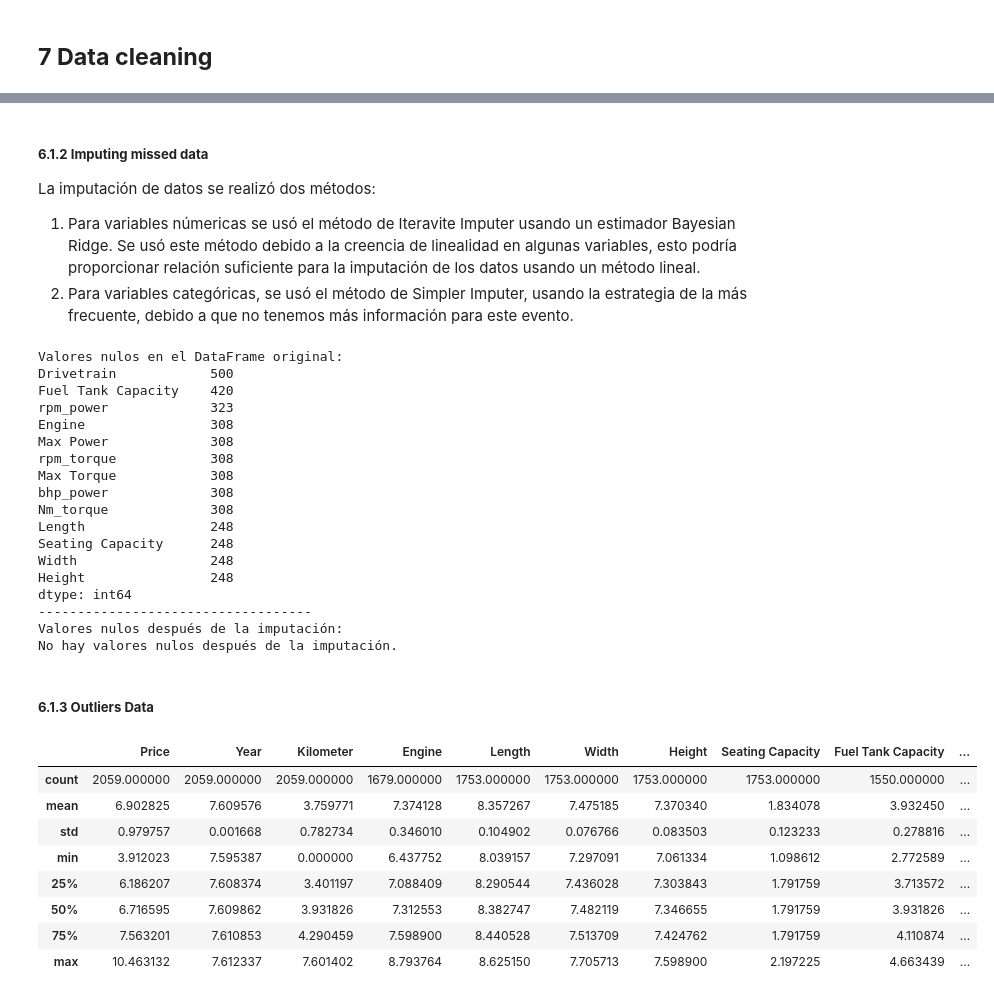
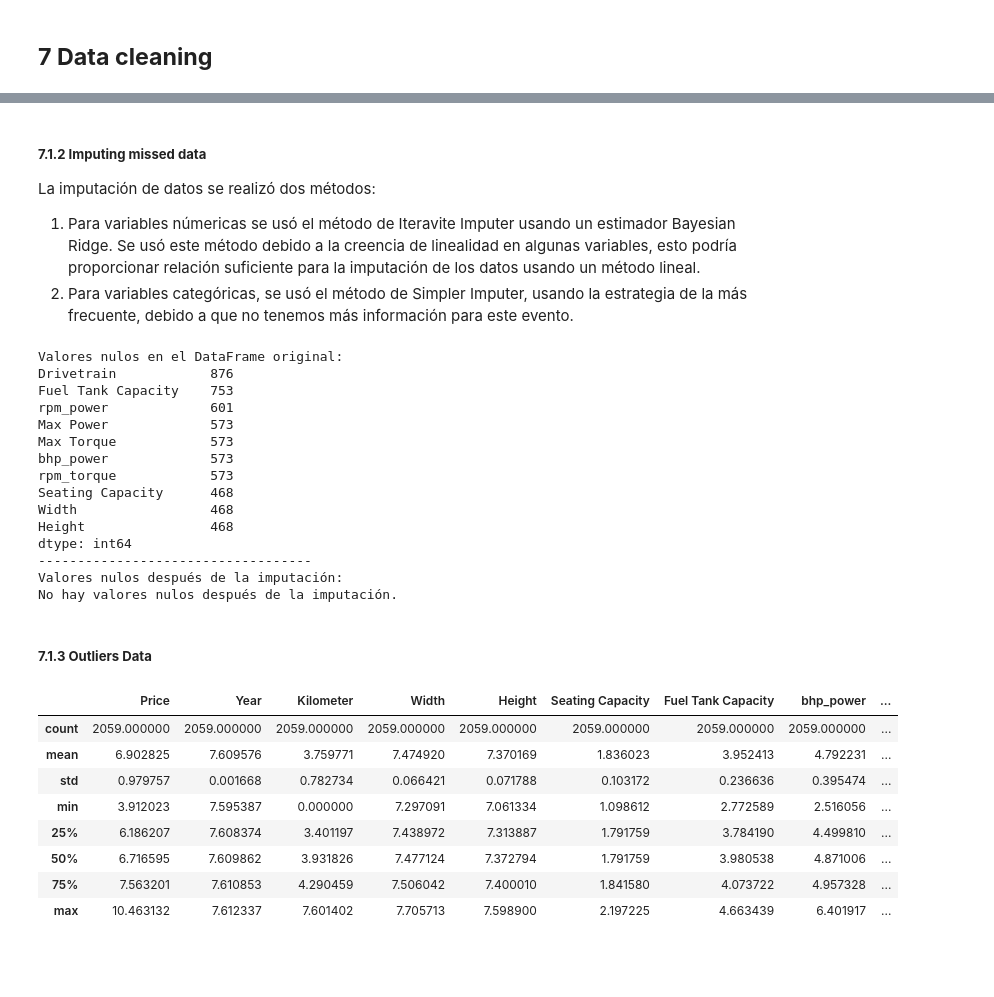
Before and after one commit to Emmaquantum/Data-Science-project-Vehicles, a Jupyter notebook: Main.ipynb, the cells around one changed output, grey strips where cells are left out. Cells and saved outputs as stored; diff of their text form; code cells hidden in the pictures; blank space fills up the shorter version.

```diff
--- a/Main.ipynb
+++ b/Main.ipynb
@@ -1009,0 +904,29 @@ Podemos concluir con confianza que existe una **relación lineal real** entre el
+# %%
+#   Eliminar variables para evitar confusión en el modelo.
+
+#1. bhp_power y engine (alta correlación 0.88), ¿Cuál eliminar? Pues la que tiene menos correlación con Price, que es Engine (0.64 Engine vs 0.77 bhp_power)
+try:
+    data_.drop(columns=["Engine"], inplace=True)
+except KeyError:
+    print("La columna 'Engine' no existe en el DataFrame.")
+
+#2. Fuel Tnak y Lenght (alta correlación 0.82), ¿Cuál eliminar? Pues la que tiene menos correlación con Price, que es Lenght (0.59 Fuel Tank vs 0.58 Lenght)
+try:
+    data_.drop(columns=["Length"], inplace=True)
+except KeyError:
+    print("La columna 'Length' no existe en el DataFrame.")
+
+#3. Nm_toque y bhp_power (alta correlación 0.88), ¿Cuál eliminar? Pues la que tiene menos correlación con Price, que es Nm_toque (0.77 bhp_power vs 0.68 Nm_toque)
+try:
+    data_.drop(columns=["Nm_torque"], inplace=True)
+except KeyError:
+    print("La columna 'Length' no existe en el DataFrame.")
+
+#New heatmap without the dropped variables
+columnas_numericas = data_.select_dtypes(include=['int', 'float']).columns
+plt.figure(figsize=(12,8))
+corr_ = data_[columnas_numericas].corr(method='pearson')
+triangular_df = pd.DataFrame(np.triu(corr_).T, index=corr_.index, columns=corr_.columns)
+sns.heatmap(triangular_df, annot=True, cmap="coolwarm")
+plt.xticks(rotation=45)
+plt.show()
@@ -1033,6 +955,6 @@ Height                248
 dtype: int64
 # %% [markdown]
-##### **6.1.2 Imputing missed data**
+##### **7.1.2 Imputing missed data**
 
 La imputación de datos se realizó dos métodos:
 
@@ -1040,7 +962,6 @@ La imputación de datos se realizó dos métodos:
 2. Para variables categóricas, se usó el método de Simpler Imputer, usando la estrategia de la más frecuente, debido a que no tenemos más información para este evento.
 # %%
 #Imputando missing values with Iterative Imputer using Bayessian regression for numerical columns and mode for categorical columns
-from sklearn.experimental import enable_iterative_imputer
 from sklearn.impute import IterativeImputer, SimpleImputer
 from sklearn.linear_model import BayesianRidge
 
@@ -1089,39 +1010,36 @@ else:
     print(missing_data_after)
 # %% [output]
 Valores nulos en el DataFrame original:
-Drivetrain            500
-Fuel Tank Capacity    420
-rpm_power             323
-Engine                308
-Max Power             308
-rpm_torque            308
-Max Torque            308
-bhp_power             308
-Nm_torque             308
-Length                248
-Seating Capacity      248
-Width                 248
-Height                248
+Drivetrain            876
+Fuel Tank Capacity    753
+rpm_power             601
+Max Power             573
+Max Torque            573
+bhp_power             573
+rpm_torque            573
+Seating Capacity      468
+Width                 468
+Height                468
 dtype: int64
 -----------------------------------
 Valores nulos después de la imputación:
 No hay valores nulos después de la imputación.
 # %% [markdown]
-##### **6.1.3 Outliers Data**
+##### **7.1.3 Outliers Data**
 # %%
 #Transform Numerical variables in logarithmic scale
 data_log = data_imputed.copy()
 columnas_numericas = data_log.select_dtypes(include=['int', 'float']).columns
-data_log[columnas_numericas] = data_[columnas_numericas].apply(lambda x: np.log(x + 1))  # Adding 1 to avoid log(0)
+data_log[columnas_numericas] = data_imputed[columnas_numericas].apply(lambda x: np.log(x + 1))  # Adding 1 to avoid log(0)
 data_log.describe()
 # %% [output]
-|  | Price | Year | Kilometer | Engine | Length | Width | Height | Seating Capacity | Fuel Tank Capacity | ... |
-| count | 2059.000000 | 2059.000000 | 2059.000000 | 1679.000000 | 1753.000000 | 1753.000000 | 1753.000000 | 1753.000000 | 1550.000000 | ... |
-| mean | 6.902825 | 7.609576 | 3.759771 | 7.374128 | 8.357267 | 7.475185 | 7.370340 | 1.834078 | 3.932450 | ... |
-| std | 0.979757 | 0.001668 | 0.782734 | 0.346010 | 0.104902 | 0.076766 | 0.083503 | 0.123233 | 0.278816 | ... |
-| min | 3.912023 | 7.595387 | 0.000000 | 6.437752 | 8.039157 | 7.297091 | 7.061334 | 1.098612 | 2.772589 | ... |
-| 25% | 6.186207 | 7.608374 | 3.401197 | 7.088409 | 8.290544 | 7.436028 | 7.303843 | 1.791759 | 3.713572 | ... |
-| 50% | 6.716595 | 7.609862 | 3.931826 | 7.312553 | 8.382747 | 7.482119 | 7.346655 | 1.791759 | 3.931826 | ... |
-| 75% | 7.563201 | 7.610853 | 4.290459 | 7.598900 | 8.440528 | 7.513709 | 7.424762 | 1.791759 | 4.110874 | ... |
-| max | 10.463132 | 7.612337 | 7.601402 | 8.793764 | 8.625150 | 7.705713 | 7.598900 | 2.197225 | 4.663439 | ... |
+|  | Price | Year | Kilometer | Width | Height | Seating Capacity | Fuel Tank Capacity | bhp_power | ... |
+| count | 2059.000000 | 2059.000000 | 2059.000000 | 2059.000000 | 2059.000000 | 2059.000000 | 2059.000000 | 2059.000000 | ... |
+| mean | 6.902825 | 7.609576 | 3.759771 | 7.474920 | 7.370169 | 1.836023 | 3.952413 | 4.792231 | ... |
+| std | 0.979757 | 0.001668 | 0.782734 | 0.066421 | 0.071788 | 0.103172 | 0.236636 | 0.395474 | ... |
+| min | 3.912023 | 7.595387 | 0.000000 | 7.297091 | 7.061334 | 1.098612 | 2.772589 | 2.516056 | ... |
+| 25% | 6.186207 | 7.608374 | 3.401197 | 7.438972 | 7.313887 | 1.791759 | 3.784190 | 4.499810 | ... |
+| 50% | 6.716595 | 7.609862 | 3.931826 | 7.477124 | 7.372794 | 1.791759 | 3.980538 | 4.871006 | ... |
+| 75% | 7.563201 | 7.610853 | 4.290459 | 7.506042 | 7.400010 | 1.841580 | 4.073722 | 4.957328 | ... |
+| max | 10.463132 | 7.612337 | 7.601402 | 7.705713 | 7.598900 | 2.197225 | 4.663439 | 6.401917 | ... |
 # %%
```
Also changed, not shown: parts of 35 cells of this notebook.
